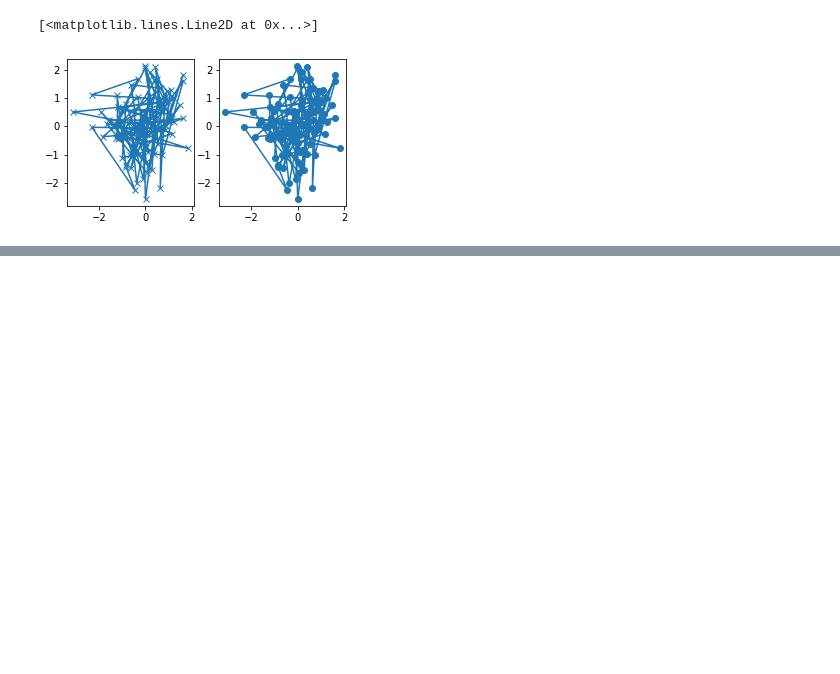
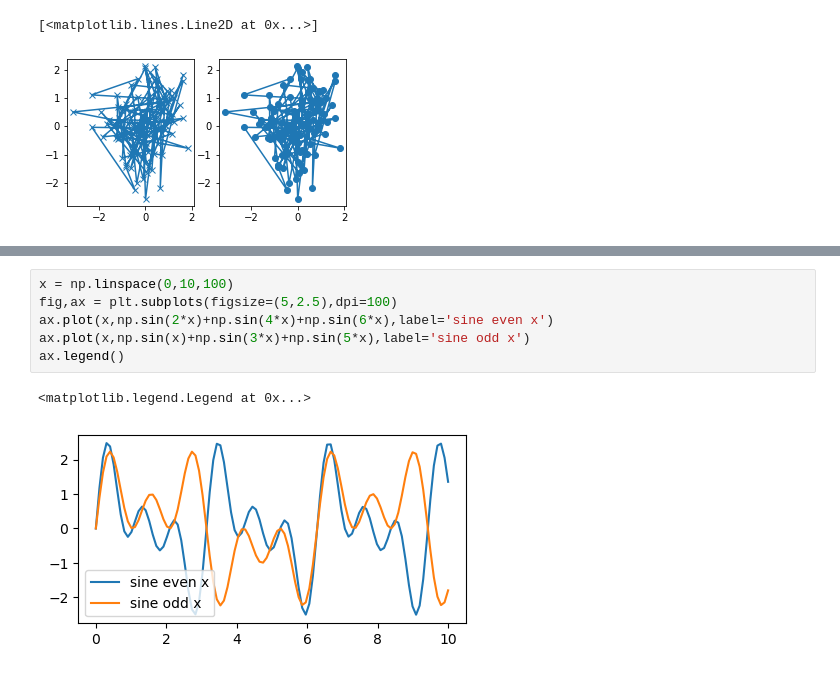
Before and after one commit to Anurag-V251/Pyhton, a Jupyter notebook: Matplot lib/Untitled.ipynb, the cells around one changed output, grey strips where cells are left out. Drawn from its saved outputs; the diff is of its cells as text; blank space fills up the shorter version.

```diff
--- a/Matplot lib/Untitled.ipynb
+++ b/Matplot lib/Untitled.ipynb
@@ -68,3 +84,12 @@ my_plotter(ax2,data1,data2,{'marker':'o'})
+# %%
+x = np.linspace(0,10,100)
+fig,ax = plt.subplots(figsize=(5,2.5),dpi=100)
+ax.plot(x,np.sin(2*x)+np.sin(4*x)+np.sin(6*x),label='sine even x')
+ax.plot(x,np.sin(x)+np.sin(3*x)+np.sin(5*x),label='sine odd x')
+ax.legend()
+# %% [output]
+<matplotlib.legend.Legend at 0x...>
+[figure, added]
 # %%
 x = np.linspace(0,10,100)
 fig,ax = plt.subplots(figsize=(5,2.7))
```
Also changed, not shown: parts of 5 cells of this notebook.
